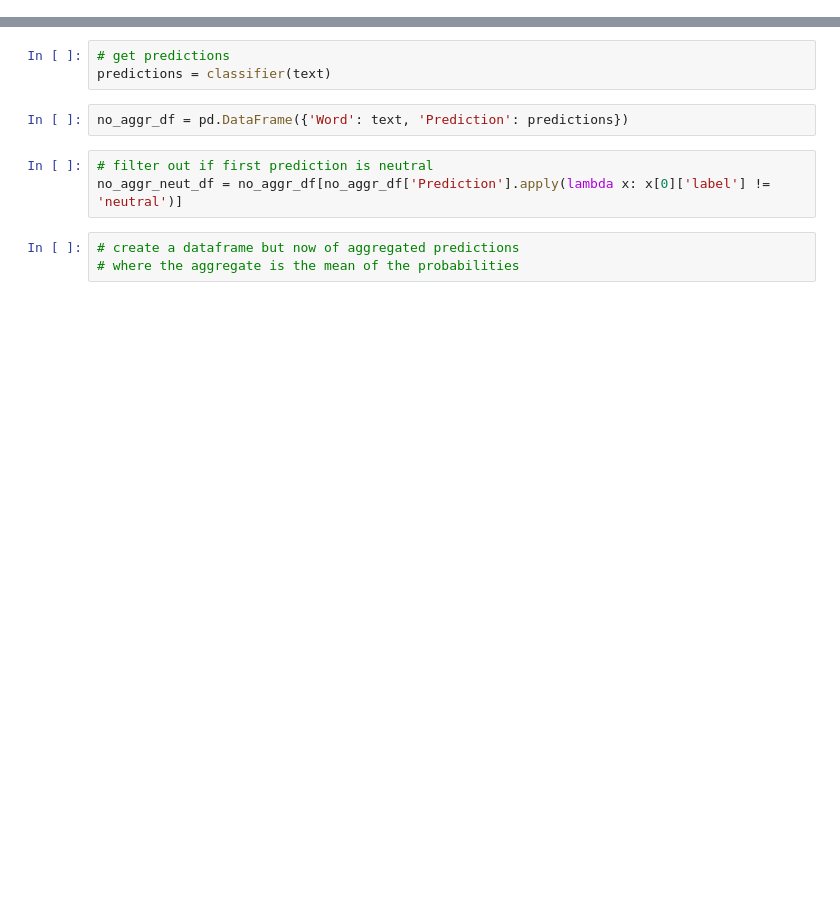
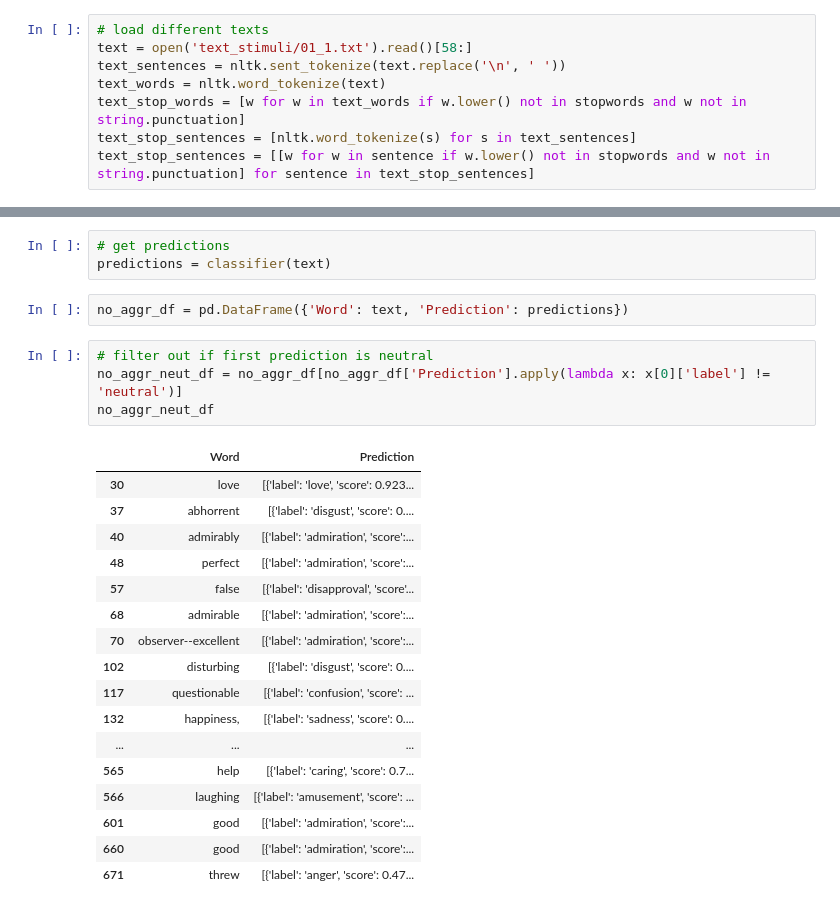
Before and after one commit to brianliu03/sentiment-analysis, a Jupyter notebook: chopin.ipynb, the cells around one changed output, grey strips where cells are left out. Drawn from its saved outputs; the diff is of its cells as text; blank space fills up the shorter version.

Commit message:
New parsed text

```diff
--- a/chopin.ipynb
+++ b/chopin.ipynb
@@ -37,0 +21,8 @@ text[0:20]
+# %%
+# load different texts
+text = open('text_stimuli/01_1.txt').read()[58:]
+text_sentences = nltk.sent_tokenize(text.replace('\n', ' '))
+text_words = nltk.word_tokenize(text)
+text_stop_words = [w for w in text_words if w.lower() not in stopwords and w not in string.punctuation]
+text_stop_sentences = [nltk.word_tokenize(s) for s in text_sentences]
+text_stop_sentences = [[w for w in sentence if w.lower() not in stopwords and w not in string.punctuation] for sentence in text_stop_sentences]
@@ -43,6 +38,22 @@ no_aggr_df = pd.DataFrame({'Word': text, 'Prediction': predictions})
 # %%
 # filter out if first prediction is neutral
 no_aggr_neut_df = no_aggr_df[no_aggr_df['Prediction'].apply(lambda x: x[0]['label'] != 'neutral')]
+no_aggr_neut_df
+# %% [output]
+|  | Word | Prediction |
+| 30 | love | [{'label': 'love', 'score': 0.923... |
+| 37 | abhorrent | [{'label': 'disgust', 'score': 0.... |
+| 40 | admirably | [{'label': 'admiration', 'score':... |
+| 48 | perfect | [{'label': 'admiration', 'score':... |
+| 57 | false | [{'label': 'disapproval', 'score'... |
+| 68 | admirable | [{'label': 'admiration', 'score':... |
+| 70 | observer--excellent | [{'label': 'admiration', 'score':... |
+| 102 | disturbing | [{'label': 'disgust', 'score': 0.... |
+| 117 | questionable | [{'label': 'confusion', 'score': ... |
+| 132 | happiness, | [{'label': 'sadness', 'score': 0.... |
+| ... | ... | ... |
+| 565 | help | [{'label': 'caring', 'score': 0.7... |
+| 566 | laughing | [{'label': 'amusement', 'score': ... |
+| 601 | good | [{'label': 'admiration', 'score':... |
+| 660 | good | [{'label': 'admiration', 'score':... |
+| 671 | threw | [{'label': 'anger', 'score': 0.47... |
-# %%
-# create a dataframe but now of aggregated predictions
-# where the aggregate is the mean of the probabilities
```
Also changed, not shown: parts of 8 cells of this notebook.
